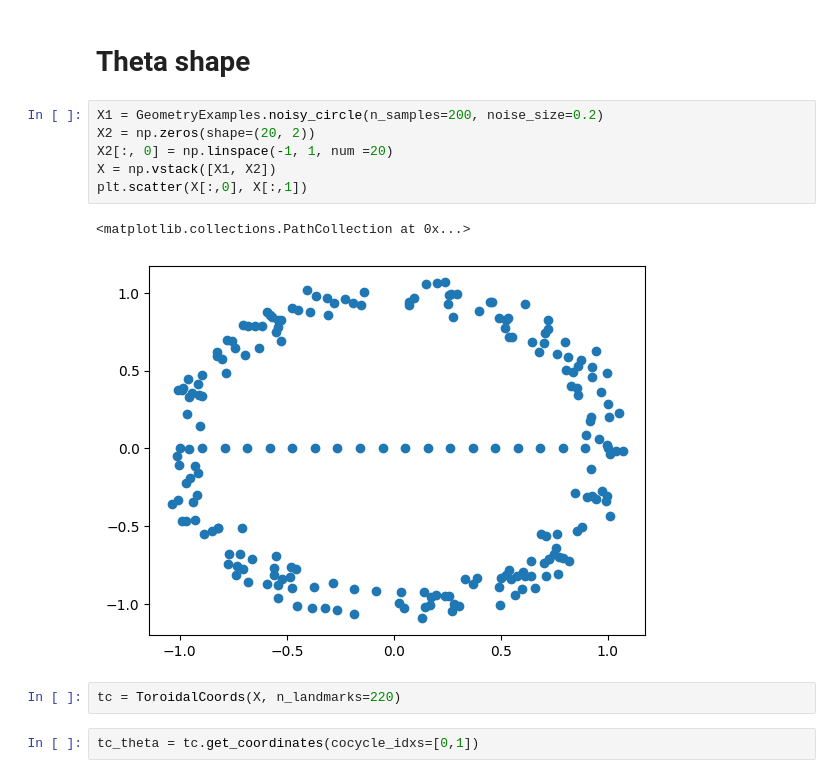
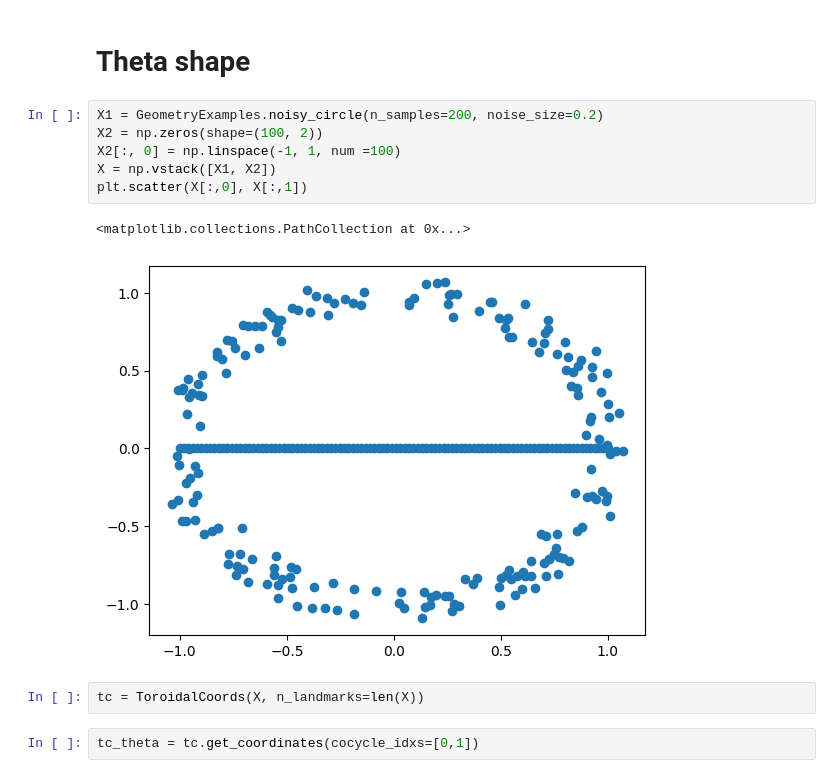
Before and after one commit to Tanishqbh/DREiMac, a Jupyter notebook: docs/notebooks/partition_landmarks.ipynb, the cells around one changed output. Drawn from its saved outputs; the diff is of its cells as text.

```diff
--- a/docs/notebooks/partition_landmarks.ipynb
+++ b/docs/notebooks/partition_landmarks.ipynb
@@ -11,15 +40,15 @@ from persim import plot_diagrams
 # Theta shape
 # %%
 X1 = GeometryExamples.noisy_circle(n_samples=200, noise_size=0.2)
-X2 = np.zeros(shape=(20, 2))
-X2[:, 0] = np.linspace(-1, 1, num =20)
+X2 = np.zeros(shape=(100, 2))
+X2[:, 0] = np.linspace(-1, 1, num =100)
 X = np.vstack([X1, X2])
 plt.scatter(X[:,0], X[:,1])
 # %% [output]
 <matplotlib.collections.PathCollection at 0x...>
-[figure, old version]
+[figure, new version]
 # %%
-tc = ToroidalCoords(X, n_landmarks=220)
+tc = ToroidalCoords(X, n_landmarks=len(X))
 # %%
 tc_theta = tc.get_coordinates(cocycle_idxs=[0,1])
 # %%
```
Also changed, not shown: parts of 16 cells of this notebook.
